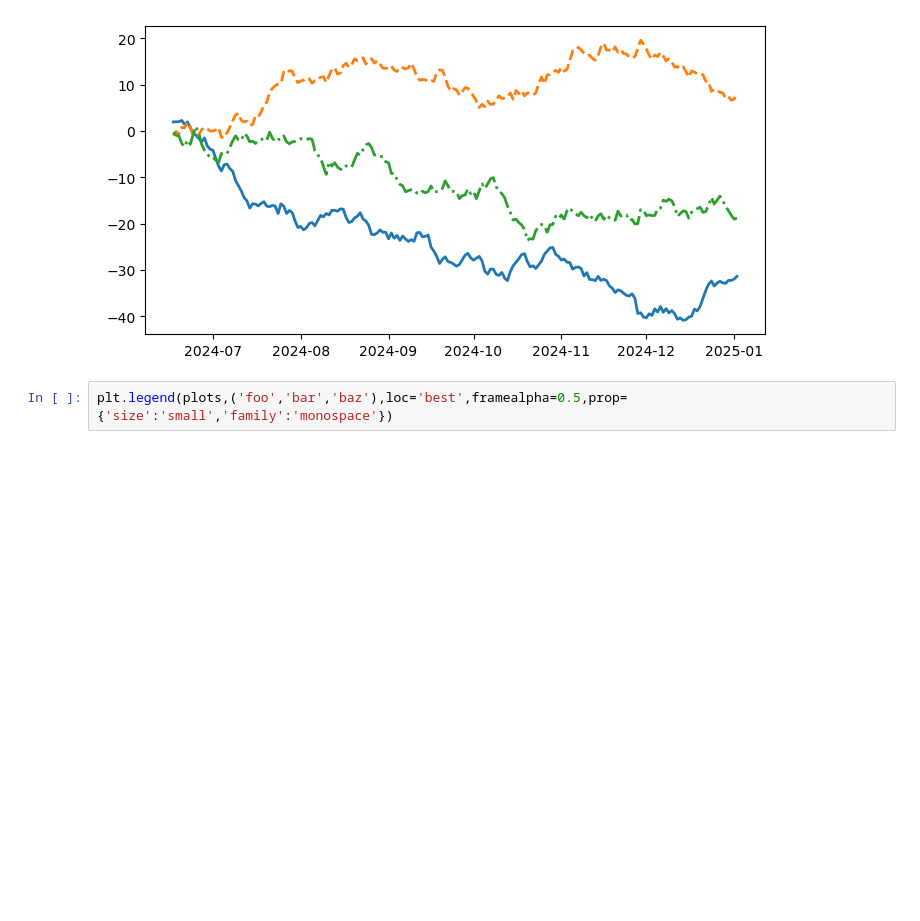
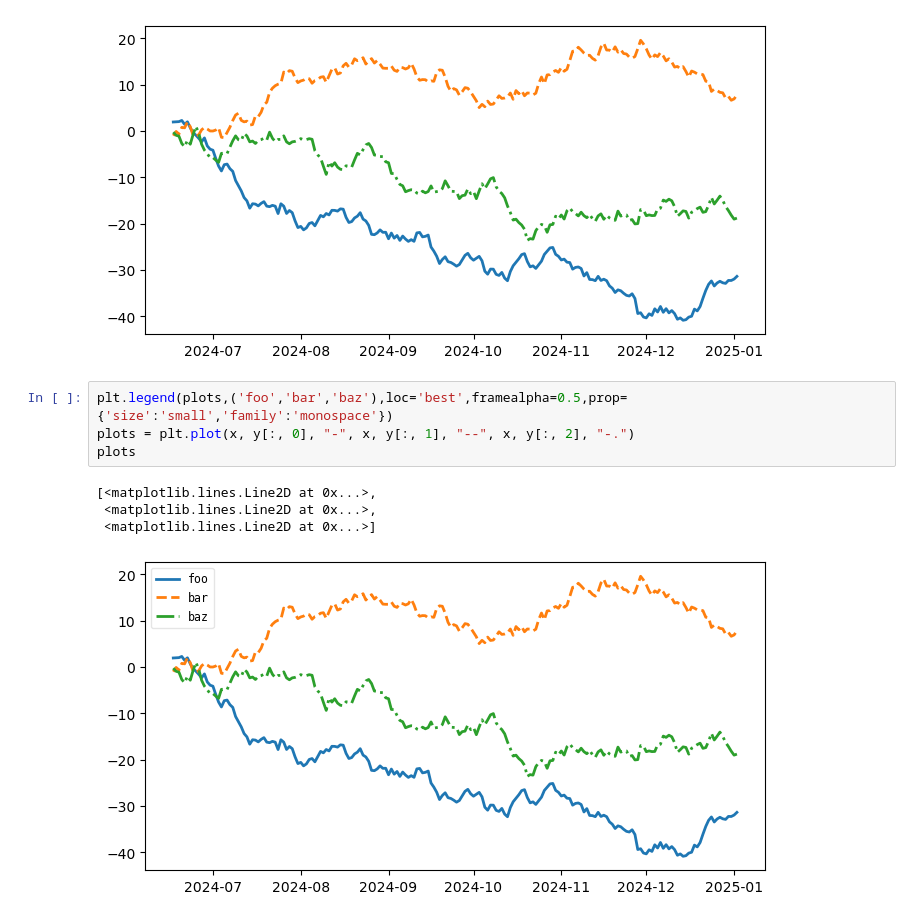
Before and after one commit to FilipeOrfao/data_visualization_with_python_and_javascript, a Jupyter notebook: 010_/main.ipynb, the cells around one changed output. Drawn from its saved outputs; the diff is of its cells as text; blank space fills up the shorter version.

```diff
--- a/010_/main.ipynb
+++ b/010_/main.ipynb
@@ -47,3 +47,10 @@ plots
 [figure]
 # %%
 plt.legend(plots,('foo','bar','baz'),loc='best',framealpha=0.5,prop={'size':'small','family':'monospace'})
+plots = plt.plot(x, y[:, 0], "-", x, y[:, 1], "--", x, y[:, 2], "-.")
+plots
+# %% [output]
+[<matplotlib.lines.Line2D at 0x...>,
+ <matplotlib.lines.Line2D at 0x...>,
+ <matplotlib.lines.Line2D at 0x...>]
+[figure, added]
```
Also changed, not shown: parts of 29 cells of this notebook, 5 other files.
